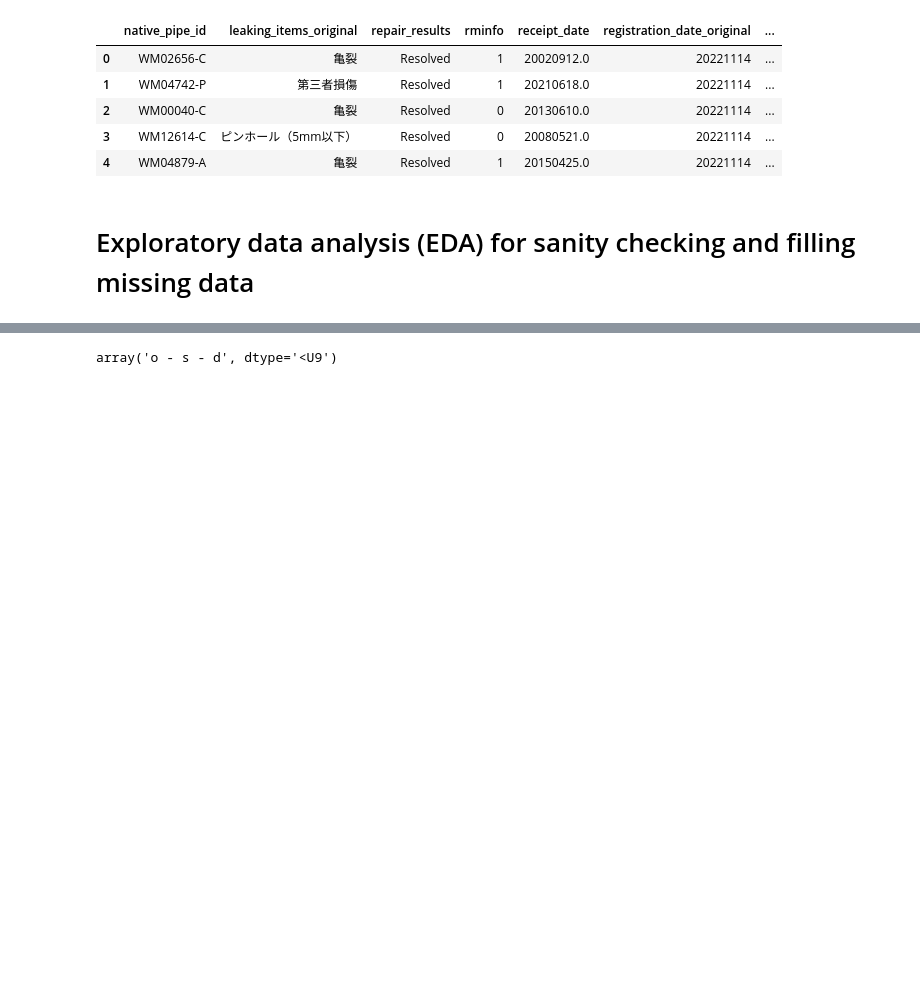
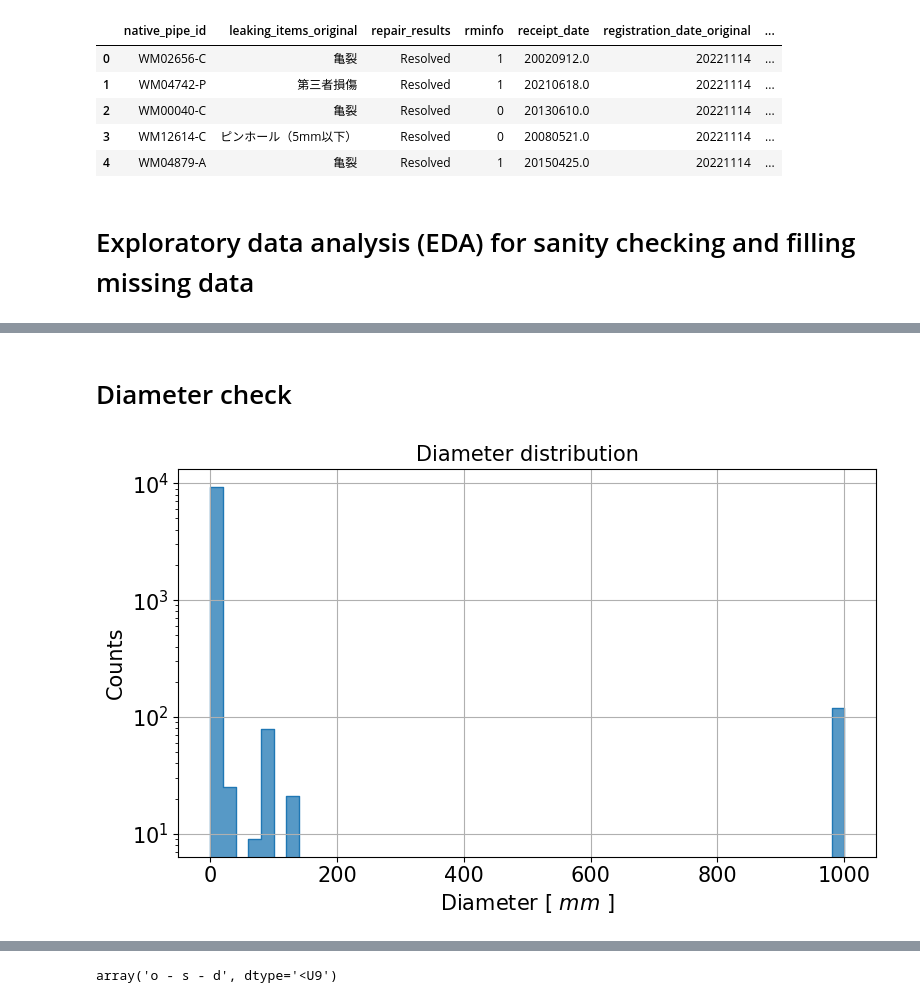
Before and after one commit to MyoungchulK/Fracta_test, a Jupyter notebook: analysis.ipynb, the cells around one changed output, grey strips where cells are left out. Drawn from its saved outputs; the diff is of its cells as text; code cells hidden in the pictures; blank space fills up the shorter version.

```diff
--- a/analysis.ipynb
+++ b/analysis.ipynb
@@ -179,0 +360,26 @@ wo_df.head()
+# %% [markdown]
+# Diameter check
+# %%
+# plot histogram for diameter
+bins = np.linspace(0, 1000, 50 + 1)
+title = 'Diameter distribution'
+plt.figure(figsize=(8, 5))
+plt.title(title, fontsize = 15)
+plt.xlabel(r"Diameter [ $mm$ ]", fontsize = 15)
+plt.ylabel("Counts", fontsize = 15)
+plt.tick_params(axis='x', labelsize=15)
+plt.tick_params(axis='y', labelsize=15)
+plt.yscale('log')
+plt.grid()
+ax = sns.histplot(data = gm_eda_df, x= "diameter", bins = bins, element = "step")
+#sns.move_legend(ax, "upper left", bbox_to_anchor=(1, 1))
+plt.tight_layout()
+if not os.path.exists(plot_path):
+  os.makedirs(plot_path)
+file_name = title.replace(' ', '_')
+plot_name_path = os.path.join(plot_path,f'{file_name}.png')
+plt.savefig(plot_name_path, bbox_inches = 'tight')
+plt.show()
+plt.close()
+# %% [output]
+[figure, added]
```
Also changed, not shown: parts of 50 cells of this notebook, 10 other files.
